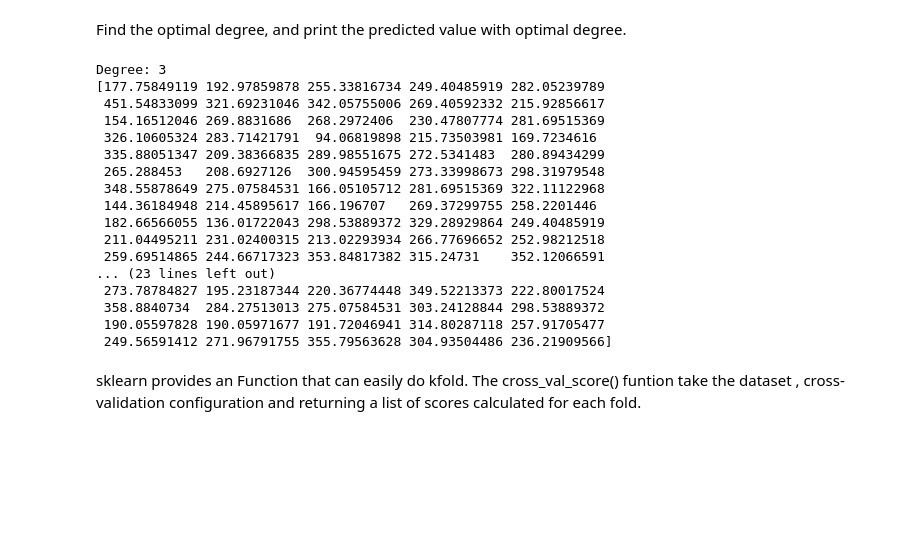
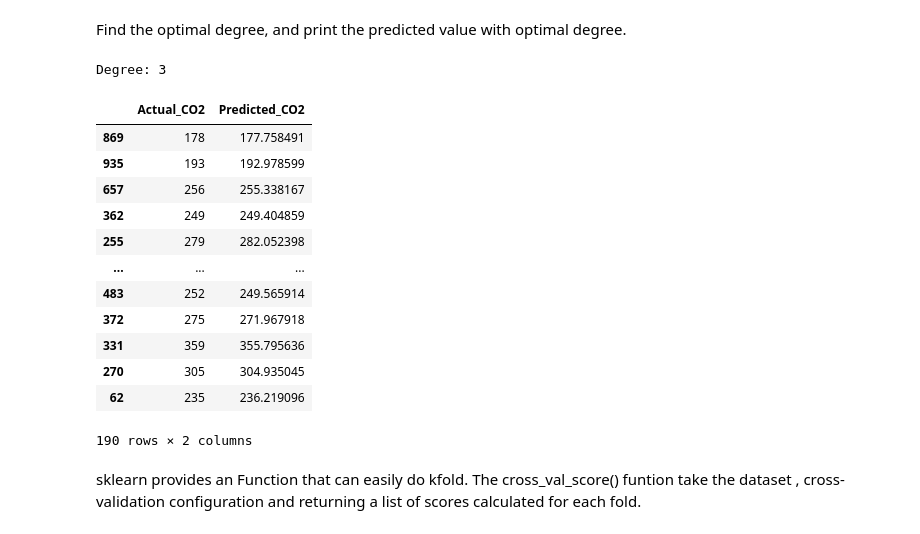
Before and after one commit to DecisionDisorder/FuelConsumptionRatings, a Jupyter notebook: src/tp_rating_regression.ipynb, the cells around one changed output. Drawn from its saved outputs; the diff is of its cells as text; code cells hidden in the pictures; blank space fills up the shorter version.

```diff
--- a/src/tp_rating_regression.ipynb
+++ b/src/tp_rating_regression.ipynb
@@ -242,26 +242,25 @@ Find the optimal degree, and print the predicted value with optimal degree.
 # %%
 deg = get_degree(X_reg_train_data, y_train_2, X_reg_test_data, y_test_2)
 print("Degree: {0}".format(deg))
 regression_model, predicted_co2 = predict_poly_regression(X_reg_train_data, y_train_2, X_reg_test_data, deg)
-print(predicted_co2)
+
+compare_df = pd.DataFrame({'Actual_CO2':y_test_2, 'Predicted_CO2':predicted_co2})
+compare_df
 # %% [output]
 Degree: 3
-[177.75849119 192.97859878 255.33816734 249.40485919 282.05239789
- 451.54833099 321.69231046 342.05755006 269.40592332 215.92856617
- 154.16512046 269.8831686  268.2972406  230.47807774 281.69515369
- 326.10605324 283.71421791  94.06819898 215.73503981 169.7234616
- 335.88051347 209.38366835 289.98551675 272.5341483  280.89434299
- 265.288453   208.6927126  300.94595459 273.33998673 298.31979548
- 348.55878649 275.07584531 166.05105712 281.69515369 322.11122968
- 144.36184948 214.45895617 166.196707   269.37299755 258.2201446
- 182.66566055 136.01722043 298.53889372 329.28929864 249.40485919
- 211.04495211 231.02400315 213.02293934 266.77696652 252.98212518
- 259.69514865 244.66717323 353.84817382 315.24731    352.12066591
-... (23 lines left out)
- 273.78784827 195.23187344 220.36774448 349.52213373 222.80017524
- 358.8840734  284.27513013 275.07584531 303.24128844 298.53889372
- 190.05597828 190.05971677 191.72046941 314.80287118 257.91705477
- 249.56591412 271.96791755 355.79563628 304.93504486 236.21909566]
+|  | Actual_CO2 | Predicted_CO2 |
+| 869 | 178 | 177.758491 |
+| 935 | 193 | 192.978599 |
+| 657 | 256 | 255.338167 |
+| 362 | 249 | 249.404859 |
+| 255 | 279 | 282.052398 |
+| ... | ... | ... |
+| 483 | 252 | 249.565914 |
+| 372 | 275 | 271.967918 |
+| 331 | 359 | 355.795636 |
+| 270 | 305 | 304.935045 |
+| 62 | 235 | 236.219096 |
+190 rows × 2 columns
 # %% [markdown]
 sklearn provides an Function that can easily do kfold.
 The cross_val_score() funtion take the dataset , cross-validation configuration
```
Also changed, not shown: 1 other file.
